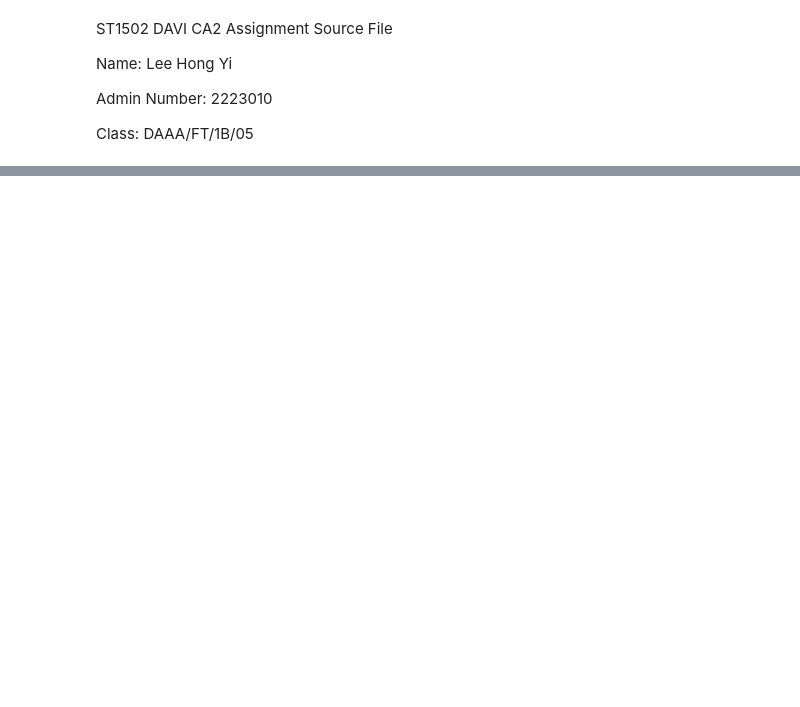
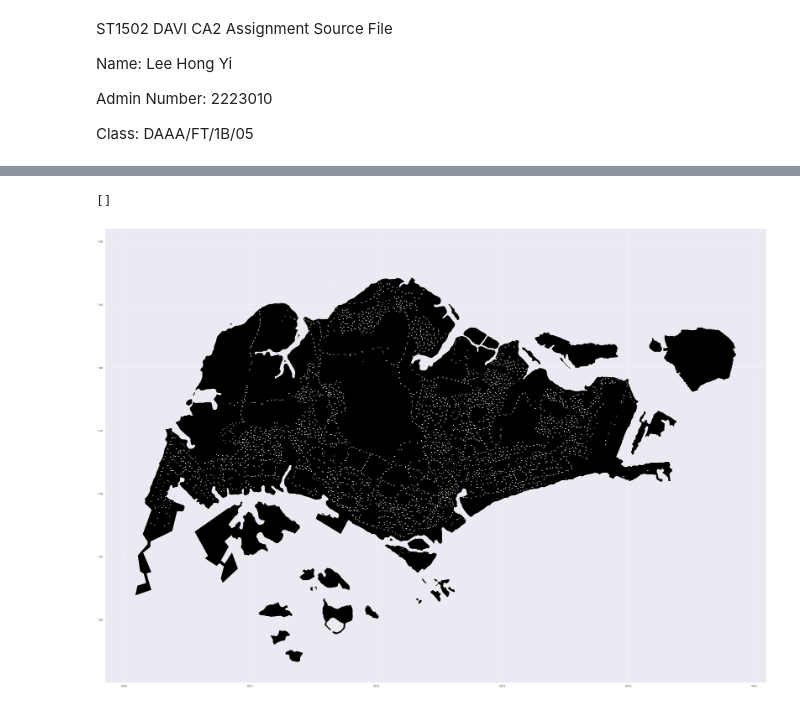
Before and after one commit to derpflections/DAVI_HousingVisualization, a Jupyter notebook: index.ipynb, the cells around one changed output, grey strips where cells are left out. Cells and saved outputs as stored; diff of their text form; code cells hidden in the pictures; blank space fills up the shorter version.

```diff
--- a/index.ipynb
+++ b/index.ipynb
@@ -59,0 +59,16 @@ AttributeError: 'Rectangle' object has no property 'figsize'
+# %%
+locationArray = bus_stops[["Latitude",'Longitude']]
+crs={'init':'epsg:4326'}
+geometry=[Point(xy) for xy in zip(locationArray["Longitude"], locationArray["Latitude"])]
+gpLocArray = gpd.GeoDataFrame(locationArray, crs = crs, geometry = geometry)
+
+sf = "../stanford-pg798kr1205-shapefile.zip"
+singaporeShape = gpd.read_file(sf)
+
+fig, ax = plt.subplots(figsize=(50,50))
+singaporeShape.plot(ax = ax, color = "black")
+gpLocArray.plot(ax = ax, color = "white",  markersize = 5)
+ax.plot()
+# %% [output]
+[]
+[figure, added]
```
Also changed, not shown: parts of 6 cells of this notebook.
